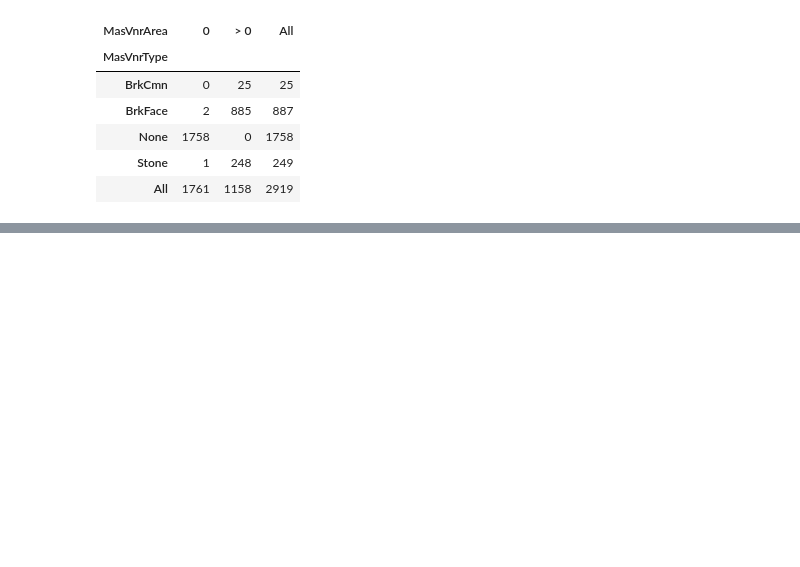
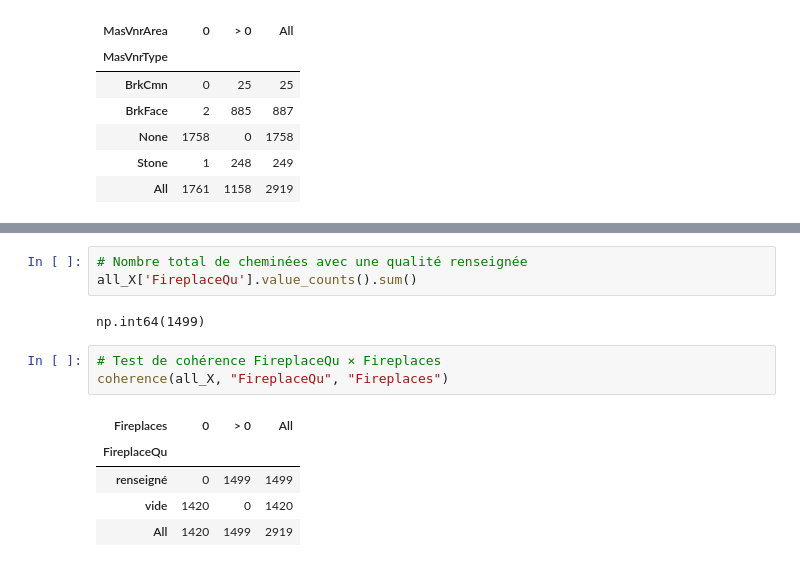
Before and after one commit to raybelpro77git/kaggle-house-prices, a Jupyter notebook: notebooks/01_eda.ipynb, the cells around one changed output, grey strips where cells are left out. Saved outputs shown, nothing was run; the diff lists cells and outputs as text; blank space fills up the shorter version.

Commit message:
Analyse des valeurs manquantes de FireplaceQu et remplissage par None

```diff
--- a/notebooks/01_eda.ipynb
+++ b/notebooks/01_eda.ipynb
@@ -413,0 +427,14 @@ pd.crosstab(all_X["MasVnrType"], etat_area, margins=True, colnames=["MasVnrArea"
+# %%
+# Nombre total de cheminées avec une qualité renseignée
+all_X['FireplaceQu'].value_counts().sum()
+# %% [output]
+np.int64(1499)
+# %%
+# Test de cohérence FireplaceQu × Fireplaces
+coherence(all_X, "FireplaceQu", "Fireplaces")
+# %% [output]
+| Fireplaces | 0 | > 0 | All |
+| FireplaceQu |  |  |  |
+| renseigné | 0 | 1499 | 1499 |
+| vide | 1420 | 0 | 1420 |
+| All | 1420 | 1499 | 2919 |
```
Also changed, not shown: parts of 6 cells of this notebook.
